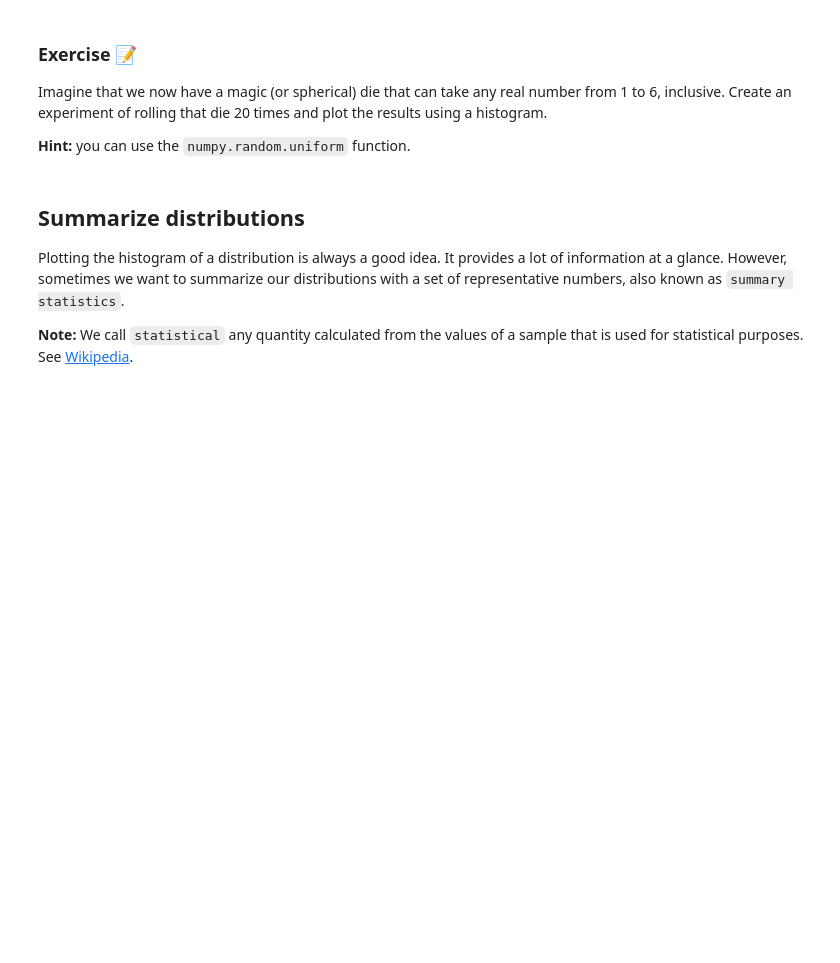
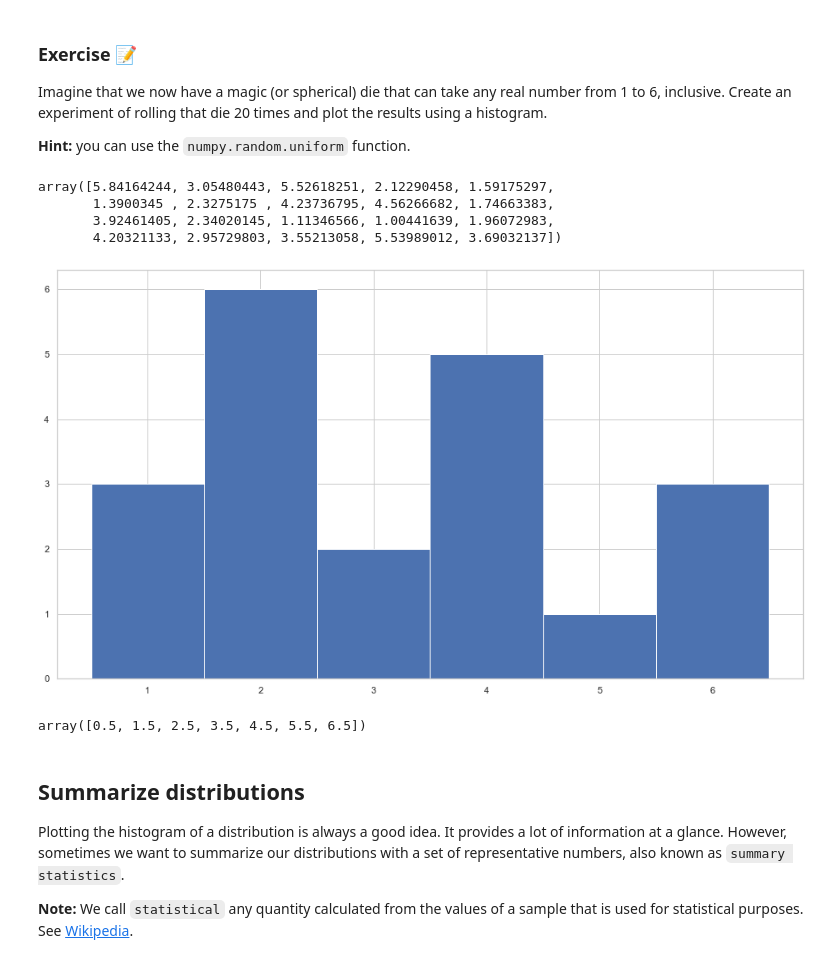
Before and after one commit to nico-stan/lectures, a Jupyter notebook: week-5/02 - Intro to statistics.ipynb, the cells around one changed output. Drawn from its saved outputs; the diff is of its cells as text; code cells hidden in the pictures; blank space fills up the shorter version.

```diff
--- a/week-5/02 - Intro to statistics.ipynb
+++ b/week-5/02 - Intro to statistics.ipynb
@@ -102,6 +142,21 @@ Imagine that we now have a magic (or spherical) die that can take any real numbe
+# %%
+results = np.random.uniform(1, 6, 20)
+# %%
+results
+# %% [output]
+array([5.84164244, 3.05480443, 5.52618251, 2.12290458, 1.59175297,
+       1.3900345 , 2.3275175 , 4.23736795, 4.56266682, 1.74663383,
+       3.92461405, 2.34020145, 1.11346566, 1.00441639, 1.96072983,
+       4.20321133, 2.95729803, 3.55213058, 5.53989012, 3.69032137])
 # %%
-#plt.hist(results, bins=np.linspace(0.5,6.5,7))
-#plt.show()
+plt.hist(results, bins=np.linspace(0.5, 6.5, 7))
+plt.show()
+# %% [output]
+[figure, added]
+# %%
+np.linspace(0.5, 6.5, 7)
+# %% [output]
+array([0.5, 1.5, 2.5, 3.5, 4.5, 5.5, 6.5])
 # %% [markdown]
 ## Summarize distributions
 
```
Also changed, not shown: parts of 92 cells of this notebook.
